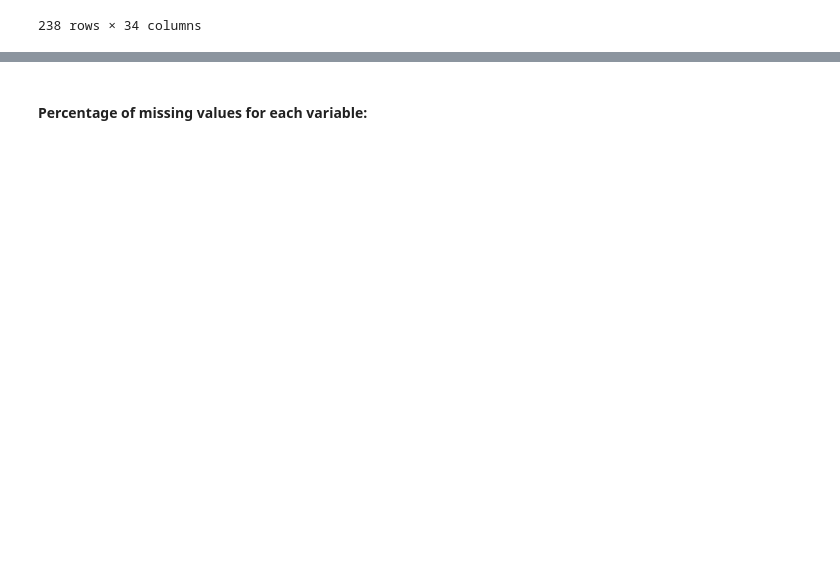
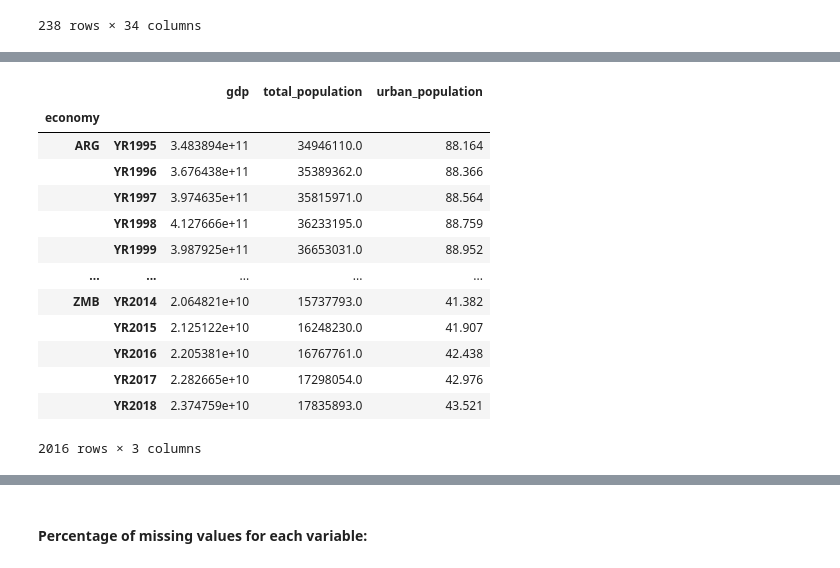
Before and after one commit to ceumicrodata/gravity-vs-ml, a Jupyter notebook: Data_extraction/WBG_data.ipynb, the cells around one changed output, grey strips where cells are left out. Saved outputs shown, nothing was run; the diff lists cells and outputs as text; code cells hidden in the pictures; blank space fills up the shorter version.

```diff
--- a/Data_extraction/WBG_data.ipynb
+++ b/Data_extraction/WBG_data.ipynb
@@ -117,6 +152,22 @@ restricted_raw = wb.data.DataFrame(['NY.GDP.MKTP.KD', 'SP.POP.TOTL','SP.URB.TOTL
 # %%
 derived_df = restricted_raw.stack().unstack('series')
-derived_df.columns = ["gdp", "GNI", "total_population","urban_population"]
+derived_df.columns = ["gdp", "total_population","urban_population"]
+derived_df
+# %% [output]
+|  |  | gdp | total_population | urban_population |
+| economy |  |  |  |  |
+| ARG | YR1995 | 3.483894e+11 | 34946110.0 | 88.164 |
+|  | YR1996 | 3.676438e+11 | 35389362.0 | 88.366 |
+|  | YR1997 | 3.974635e+11 | 35815971.0 | 88.564 |
+|  | YR1998 | 4.127666e+11 | 36233195.0 | 88.759 |
+|  | YR1999 | 3.987925e+11 | 36653031.0 | 88.952 |
+| ... | ... | ... | ... | ... |
+| ZMB | YR2014 | 2.064821e+10 | 15737793.0 | 41.382 |
+|  | YR2015 | 2.125122e+10 | 16248230.0 | 41.907 |
+|  | YR2016 | 2.205381e+10 | 16767761.0 | 42.438 |
+|  | YR2017 | 2.282665e+10 | 17298054.0 | 42.976 |
+|  | YR2018 | 2.374759e+10 | 17835893.0 | 43.521 |
+2016 rows × 3 columns
 # %%
 sns.heatmap(derived_df.isnull(), yticklabels=False,cbar=False, cmap='BuPu_r');
 # %% [output]
```
Also changed, not shown: parts of 13 cells of this notebook, 1 other file.
